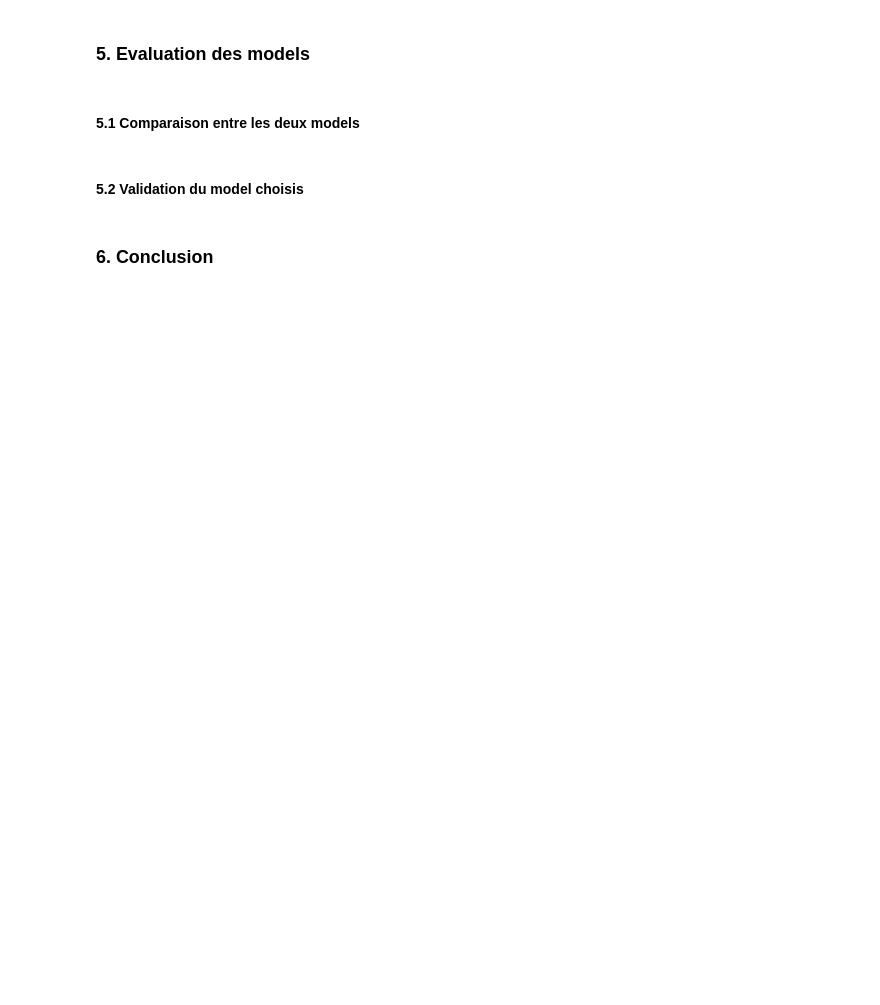
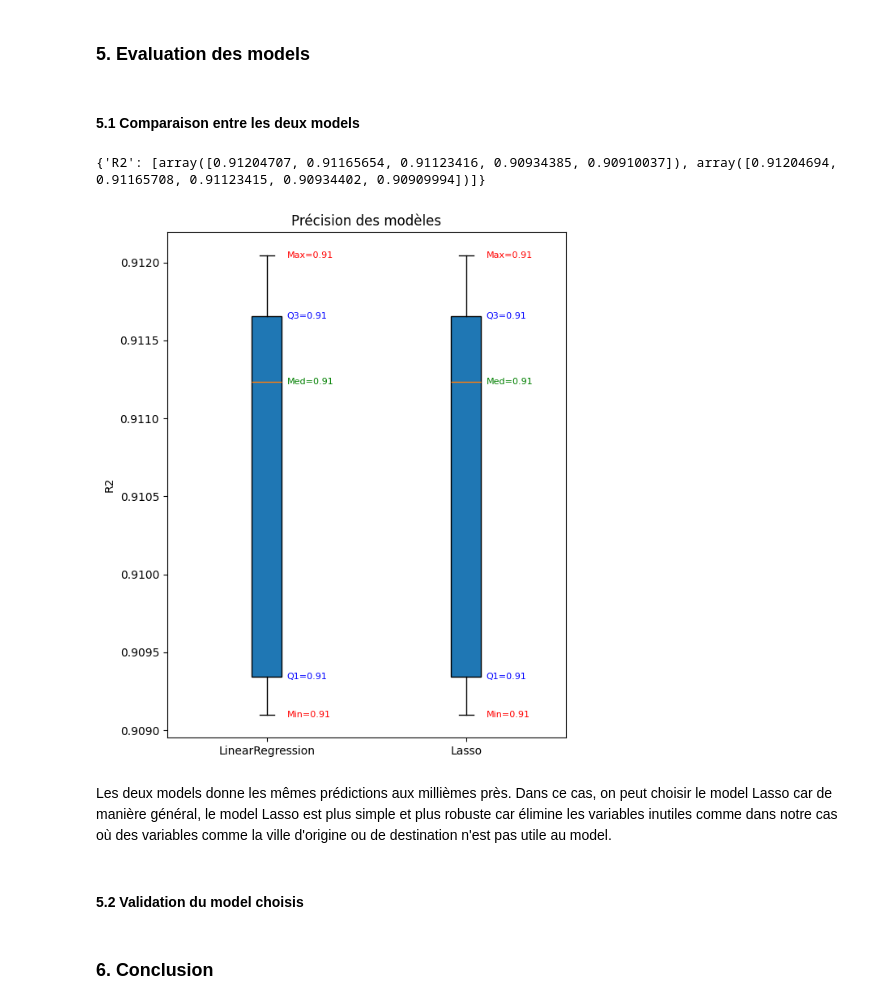
Before and after one commit to Tahina-Razaf/Booking_India, a Jupyter notebook: Booking_India_analysis.ipynb, the cells around one changed output. Saved outputs shown, nothing was run; the diff lists cells and outputs as text; code cells hidden in the pictures; blank space fills up the shorter version.

```diff
--- a/Booking_India_analysis.ipynb
+++ b/Booking_India_analysis.ipynb
@@ -742,6 +810,56 @@ X_test.head()
 ### 5. Evaluation des models
 # %% [markdown]
 #### 5.1 Comparaison entre les deux models
+# %%
+#comparer le résultat entre les deux modèles
+linreg_best = linreg
+lasso_best = Lasso(alpha = 0.1)
+kf=5
+
+models = {"LinearRegression" : linreg, "Lasso" : lasso_best }
+R2_dict = {"R2": []}
+
+for model in models.values() :
+    cv_R2 = cross_val_score(model, X_train, y_train, cv=kf)
+    R2_dict["R2"].append(cv_R2)
+
+print(R2_dict)
+# %% [output]
+{'R2': [array([0.91204707, 0.91165654, 0.91123416, 0.90934385, 0.90910037]), array([0.91204694, 0.91165708, 0.91123415, 0.90934402, 0.90909994])]}
+# %%
+import matplotlib.pyplot as plt
+
+# Création du boxplot
+fig, ax = plt.subplots(figsize=(6, 7))
+box = ax.boxplot(R2_dict["R2"], labels=models.keys(), patch_artist=True)
+
+ax.set_title("Précision des modèles")
+ax.set_ylabel("R2")
+
+# Ajouter les annotations pour chaque modèle
+for i, r2_values in enumerate(R2_dict["R2"], start=1):  # i correspond à la position du modèle sur l'axe x
+    r2_values_sorted = sorted(r2_values)
+
+    q1 = np.percentile(r2_values_sorted, 25)
+    q3 = np.percentile(r2_values_sorted, 75)
+    median = np.median(r2_values_sorted)
+    vmin = min(r2_values_sorted)
+    vmax = max(r2_values_sorted)
+
+    # Affichage des valeurs au-dessus ou à côté de la boîte
+    ax.text(i + 0.1, q1, f"Q1={q1:.2f}", va='center', fontsize=8, color='blue')
+    ax.text(i + 0.1, median, f"Med={median:.2f}", va='center', fontsize=8, color='green')
+    ax.text(i + 0.1, q3, f"Q3={q3:.2f}", va='center', fontsize=8, color='blue')
+    ax.text(i + 0.1, vmin, f"Min={vmin:.2f}", va='center', fontsize=8, color='red')
+    ax.text(i + 0.1, vmax, f"Max={vmax:.2f}", va='center', fontsize=8, color='red')
+
+plt.tight_layout()
+plt.show()
+# %% [output]
+[figure, added]
+# %% [markdown]
+Les deux models donne les mêmes prédictions aux millièmes près.
+Dans ce cas, on peut choisir le model Lasso car de manière général, le model Lasso est plus simple et plus robuste car élimine les variables inutiles comme dans notre cas où des variables comme la ville d'origine ou de destination n'est pas utile au model.
 # %% [markdown]
 #### 5.2 Validation du model choisis
 # %% [markdown]
```
Also changed, not shown: parts of 16 cells of this notebook, 1 other file.
